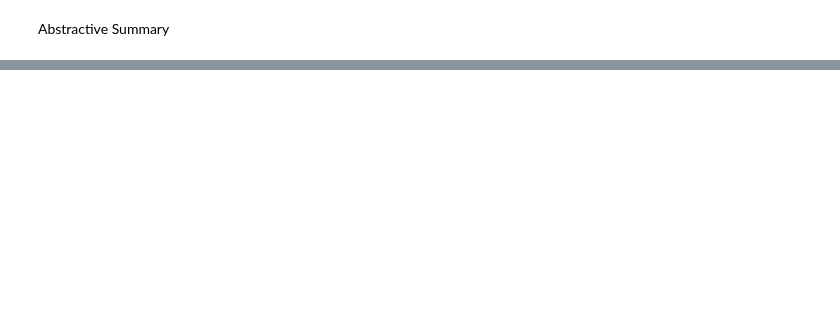
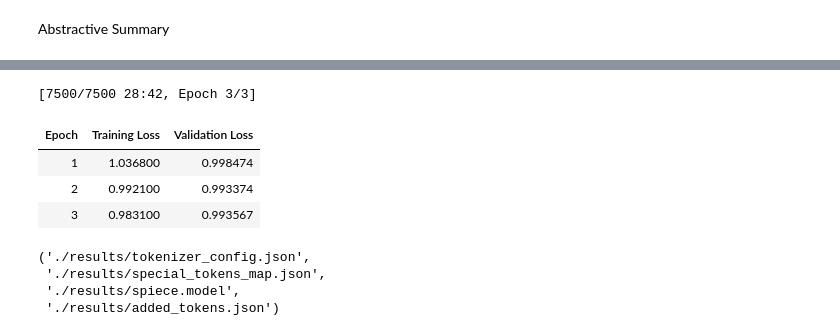
Before and after one commit to subod4/NLP, a Jupyter notebook: Text_Summarizer.ipynb, the cells around one changed output, grey strips where cells are left out. Saved outputs shown, nothing was run; the diff lists cells and outputs as text; code cells hidden in the pictures; blank space fills up the shorter version.

```diff
--- a/Text_Summarizer.ipynb
+++ b/Text_Summarizer.ipynb
@@ -358,0 +77,77 @@ This share link expires in 72 hours. For free permanent hosting and GPU upgrades
+# %%
+from datasets import load_dataset
+from transformers import (
+    T5Tokenizer,
+    T5ForConditionalGeneration,
+    Trainer,
+    TrainingArguments,
+    DataCollatorForSeq2Seq
+)
+
+# Load dataset
+dataset = load_dataset("cnn_dailymail", "3.0.0")
+train_data = dataset["train"].shuffle(seed=42).select(range(10000))  # Use only 10K samples
+val_data = dataset["validation"].shuffle(seed=42).select(range(2000))  # Use only 2K samples
+
+# Load model & tokenizer
+model_name = "t5-small"
+tokenizer = T5Tokenizer.from_pretrained(model_name)
+model = T5ForConditionalGeneration.from_pretrained(model_name)
+
+# Tokenization function with padding
+def preprocess_function(examples):
+    inputs = ["summarize: " + doc for doc in examples["article"]]
+    model_inputs = tokenizer(
+        inputs, max_length=512, truncation=True, padding="max_length"
+    )
+
+    labels = tokenizer(
+        examples["highlights"], max_length=150, truncation=True, padding="max_length"
+    )
+    model_inputs["labels"] = labels["input_ids"]
+    return model_inputs
+
+# Tokenize data
+train_dataset = train_data.map(preprocess_function, batched=True)
+val_dataset = val_data.map(preprocess_function, batched=True)
+
+# Data collator for dynamic padding
+data_collator = DataCollatorForSeq2Seq(tokenizer, model=model, padding="longest")
+
+# Set training parameters
+training_args = TrainingArguments(
+    output_dir="./results1",
+    evaluation_strategy="epoch",
+    save_strategy="epoch",
+    per_device_train_batch_size=4,
+    per_device_eval_batch_size=4,
+    num_train_epochs=3,
+    weight_decay=0.01,
+    logging_dir="./logs",
+    logging_steps=500,
+)
+
+# Trainer setup
+trainer = Trainer(
+    model=model,
+    args=training_args,
+    train_dataset=train_dataset,
+    eval_dataset=val_dataset,
+    data_collator=data_collator,  # Ensures consistent batching
+)
+
+# Train model
+trainer.train()
+
+model.save_pretrained("./results")
+tokenizer.save_pretrained("./results")
+# %% [output]
+[7500/7500 28:42, Epoch 3/3]
+| Epoch | Training Loss | Validation Loss |
+| 1 | 1.036800 | 0.998474 |
+| 2 | 0.992100 | 0.993374 |
+| 3 | 0.983100 | 0.993567 |
+('./results/tokenizer_config.json',
+ './results/special_tokens_map.json',
+ './results/spiece.model',
+ './results/added_tokens.json')
```
Also changed, not shown: parts of 40 cells of this notebook.
